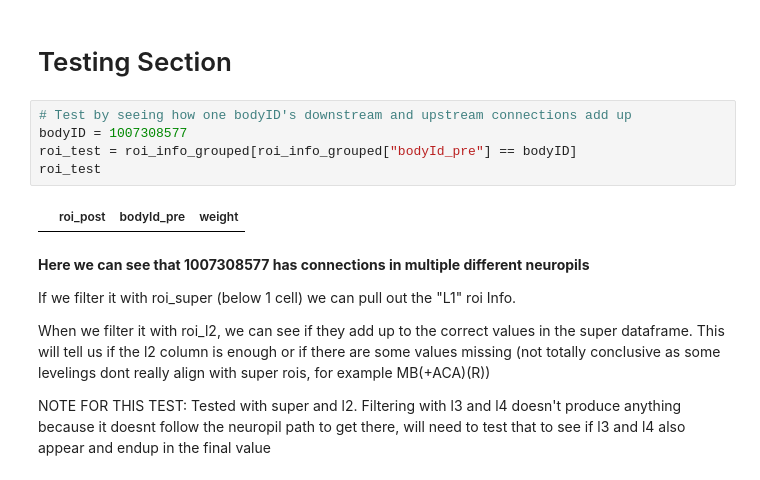
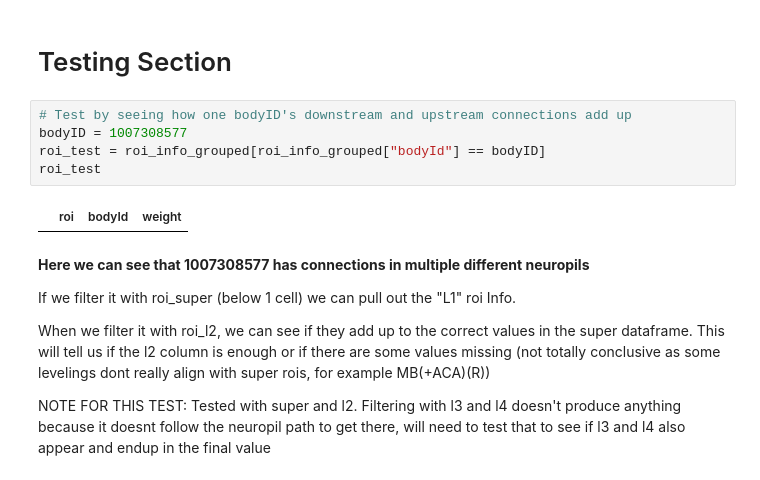
Before and after one commit to RhessaWL/flybrain-clustering, a Jupyter notebook: get_piechart.ipynb, the cells around one changed output. Drawn from its saved outputs; the diff is of its cells as text.

```diff
--- a/get_piechart.ipynb
+++ b/get_piechart.ipynb
@@ -193,10 +187,10 @@ Name: id, Length: 6343, dtype: int64
 # %%
 # Test by seeing how one bodyID's downstream and upstream connections add up
 bodyID = 1007308577
-roi_test = roi_info_grouped[roi_info_grouped["bodyId_pre"] == bodyID]
+roi_test = roi_info_grouped[roi_info_grouped["bodyId"] == bodyID]
 roi_test
 # %% [output]
-|  | roi_post | bodyId_pre | weight |
+|  | roi | bodyId | weight |
 # %% [markdown]
 **Here we can see that 1007308577 has connections in multiple different neuropils**
 
```
Also changed, not shown: parts of 49 cells of this notebook, 6 other files.
